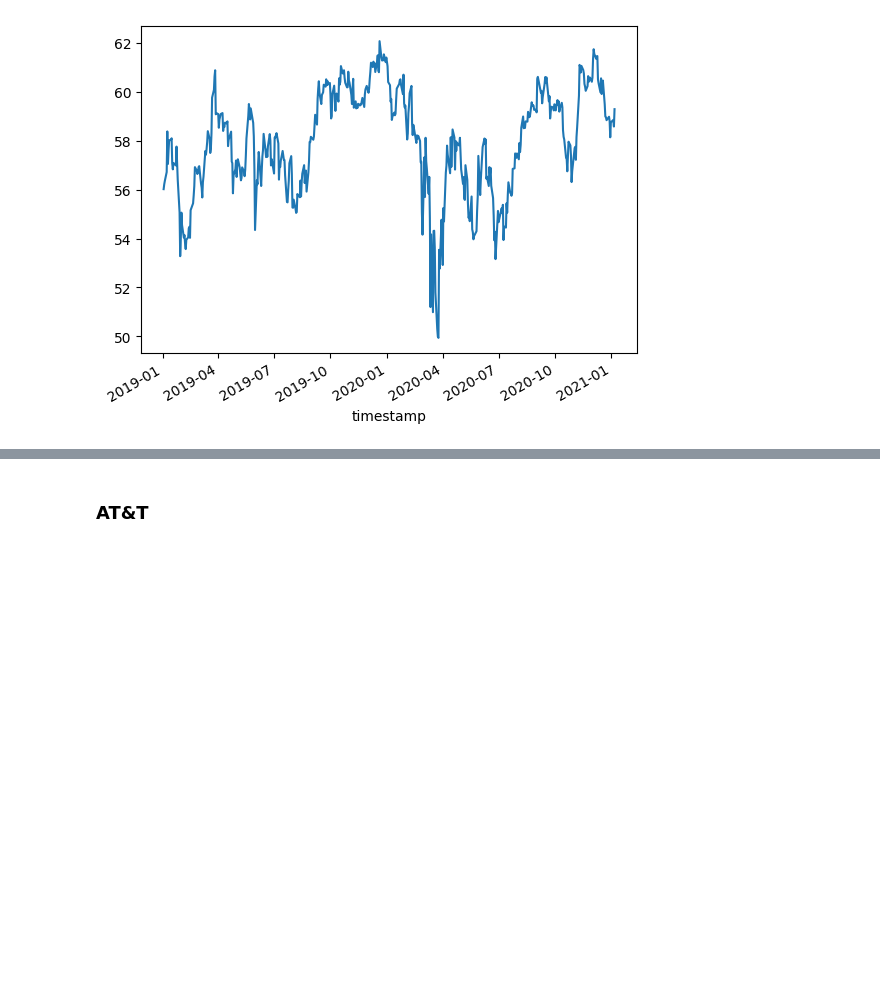
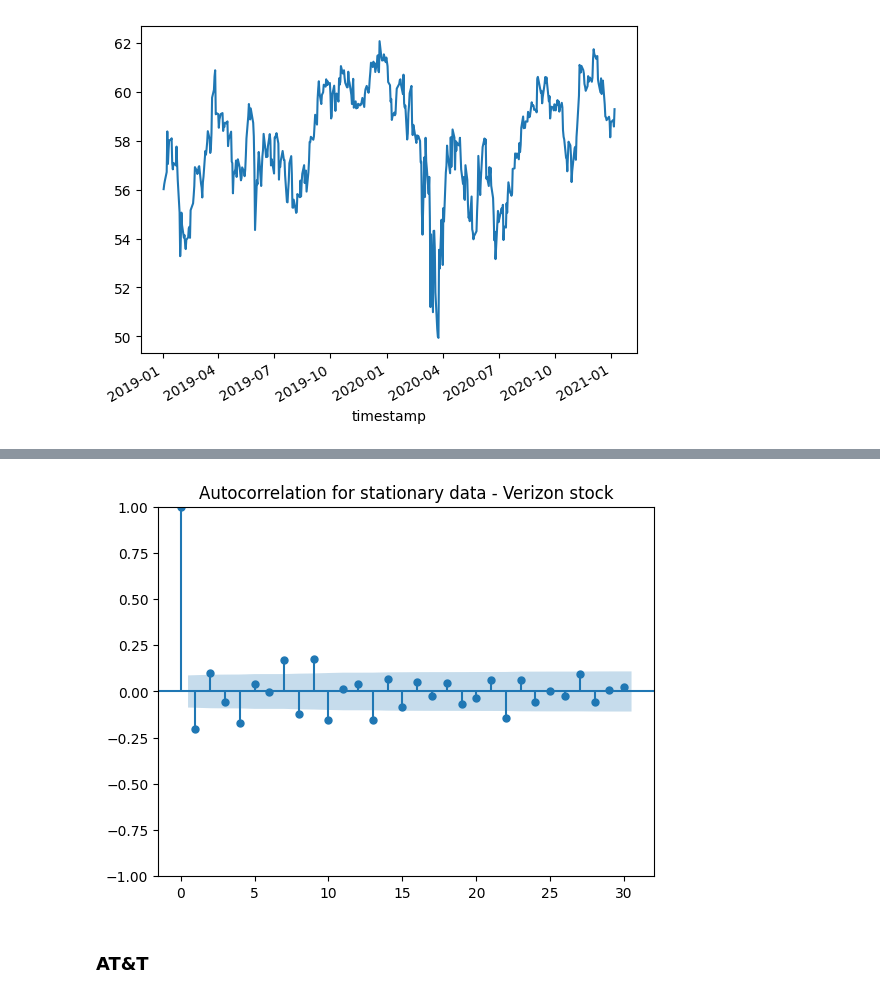
Before and after one commit to pallabee/Time-Series-for-Stock-Price-Prediction, a Jupyter notebook: eda/stationarity.ipynb, the cells around one changed output, grey strips where cells are left out. Cells and saved outputs as stored; diff of their text form; code cells hidden in the pictures; blank space fills up the shorter version.

```diff
--- a/eda/stationarity.ipynb
+++ b/eda/stationarity.ipynb
@@ -80,2 +82,3 @@ Looking at the above plot we decide to take differences of the data, because alt
 # %%
-ds['VZ'].diff().dropna().plot();
+#Removing non-stationarity
+VZ_diff = VZ.diff().dropna()
@@ -84,3 +105,9 @@ ds['VZ'].diff().dropna().plot();
+# %%
+# Plot data with Non-stationarity removed
+plot_acf(VZ_diff,lags=30);
+plt.title("Autocorrelation for stationary data - Verizon stock");
+# %% [output]
+[figure, added]
 # %% [markdown]
 ### AT&T
 # %%
```
Also changed, not shown: parts of 17 cells of this notebook.
